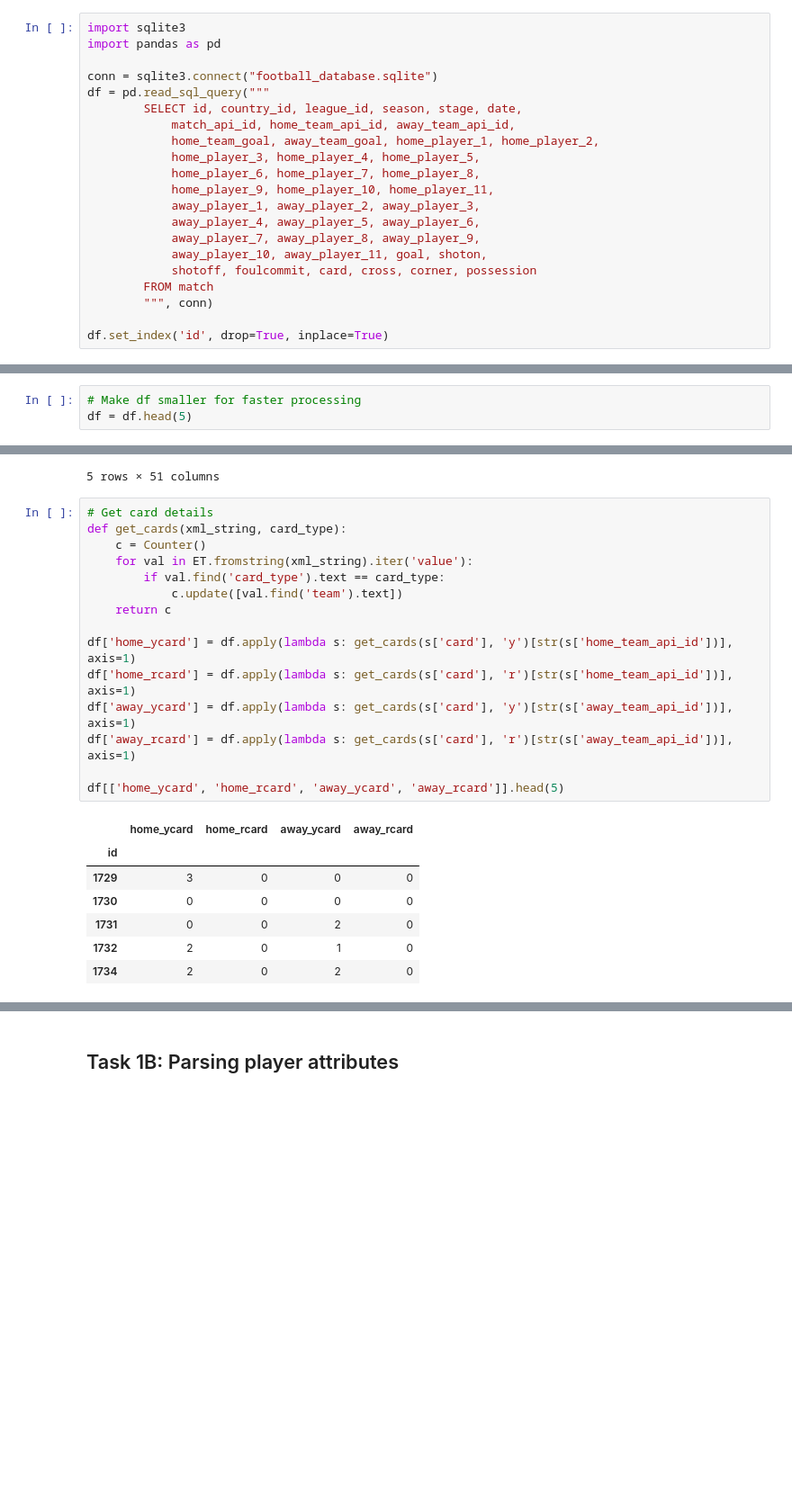
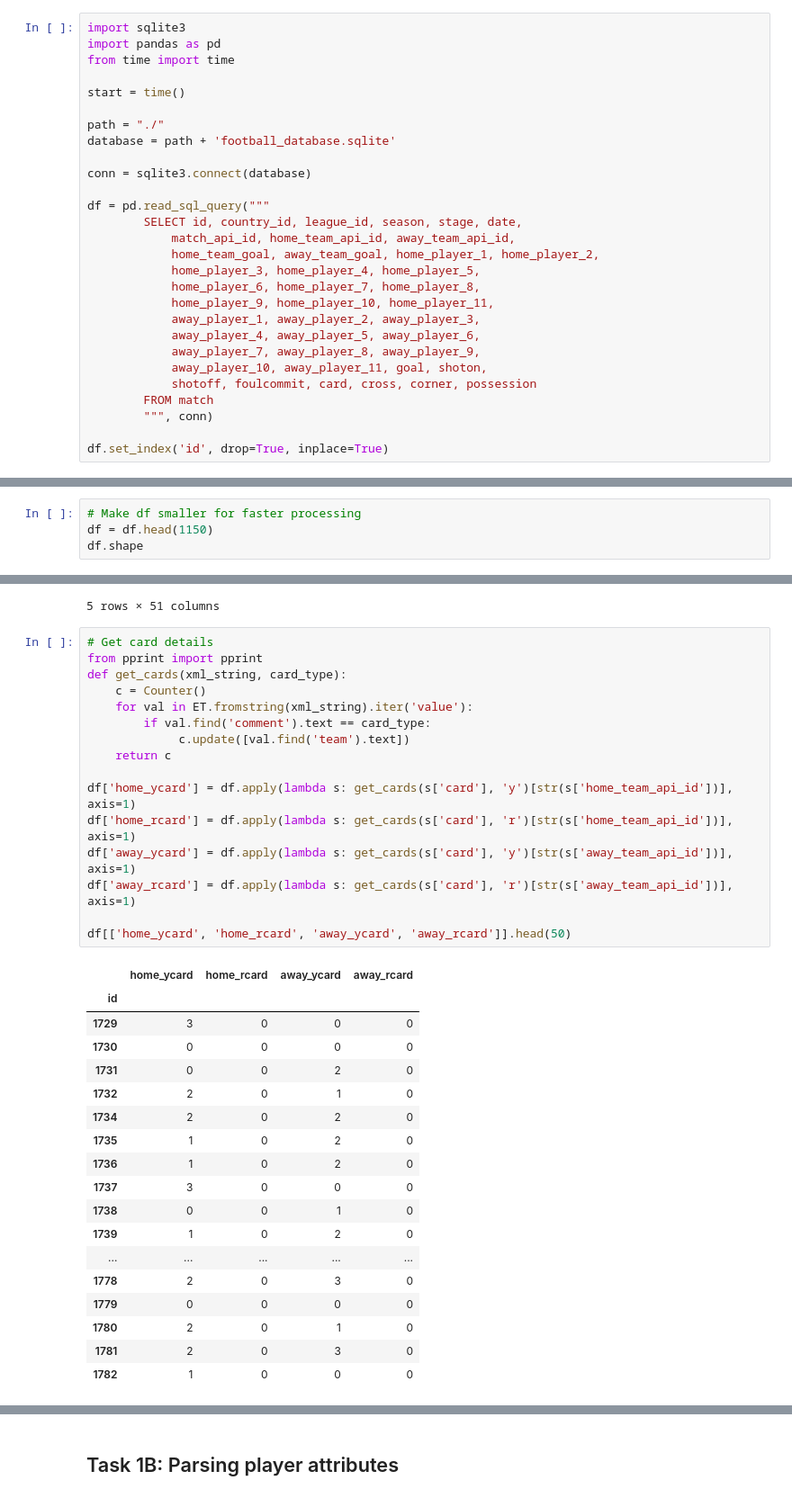
Before and after one commit to amrawadk/football-data-analysis, a Jupyter notebook: build_database.ipynb, the cells around one changed output, grey strips where cells are left out. Shown at 90% size. Saved outputs shown, nothing was run; the diff lists cells and outputs as text; blank space fills up the shorter version.

```diff
--- a/build_database.ipynb
+++ b/build_database.ipynb
@@ -5,8 +5,15 @@
 # %%
 import sqlite3
 import pandas as pd
+from time import time
 
-conn = sqlite3.connect("football_database.sqlite")
+start = time()
+
+path = "./"
+database = path + 'football_database.sqlite'
+
+conn = sqlite3.connect(database)
+
 df = pd.read_sql_query("""
         SELECT id, country_id, league_id, season, stage, date,
             match_api_id, home_team_api_id, away_team_api_id,
@@ -45,4 +52,5 @@ df[away_fields] = df[away_fields].astype(int)
 df['date'] = df['date'].apply(pd.to_datetime)
 # %%
 # Make df smaller for faster processing
-df = df.head(5)
+df = df.head(1150)
+df.shape
@@ -187,27 +209,39 @@ df.head(5)
 5 rows × 51 columns
 # %%
 # Get card details
+from pprint import pprint
 def get_cards(xml_string, card_type):
     c = Counter()
     for val in ET.fromstring(xml_string).iter('value'):
-        if val.find('card_type').text == card_type:
-            c.update([val.find('team').text])
+        if val.find('comment').text == card_type:
+             c.update([val.find('team').text])
     return c
 
 df['home_ycard'] = df.apply(lambda s: get_cards(s['card'], 'y')[str(s['home_team_api_id'])], axis=1)
 df['home_rcard'] = df.apply(lambda s: get_cards(s['card'], 'r')[str(s['home_team_api_id'])], axis=1)
 df['away_ycard'] = df.apply(lambda s: get_cards(s['card'], 'y')[str(s['away_team_api_id'])], axis=1)
 df['away_rcard'] = df.apply(lambda s: get_cards(s['card'], 'r')[str(s['away_team_api_id'])], axis=1)
 
-df[['home_ycard', 'home_rcard', 'away_ycard', 'away_rcard']].head(5)
+df[['home_ycard', 'home_rcard', 'away_ycard', 'away_rcard']].head(50)
 # %% [output]
 |  | home_ycard | home_rcard | away_ycard | away_rcard |
 | id |  |  |  |  |
 | 1729 | 3 | 0 | 0 | 0 |
 | 1730 | 0 | 0 | 0 | 0 |
 | 1731 | 0 | 0 | 2 | 0 |
 | 1732 | 2 | 0 | 1 | 0 |
 | 1734 | 2 | 0 | 2 | 0 |
+| 1735 | 1 | 0 | 2 | 0 |
+| 1736 | 1 | 0 | 2 | 0 |
+| 1737 | 3 | 0 | 0 | 0 |
+| 1738 | 0 | 0 | 1 | 0 |
+| 1739 | 1 | 0 | 2 | 0 |
+| ... | ... | ... | ... | ... |
+| 1778 | 2 | 0 | 3 | 0 |
+| 1779 | 0 | 0 | 0 | 0 |
+| 1780 | 2 | 0 | 1 | 0 |
+| 1781 | 2 | 0 | 3 | 0 |
+| 1782 | 1 | 0 | 0 | 0 |
 # %%
 # Get possession details for each team
 
```
Also changed, not shown: parts of 5 cells of this notebook.
